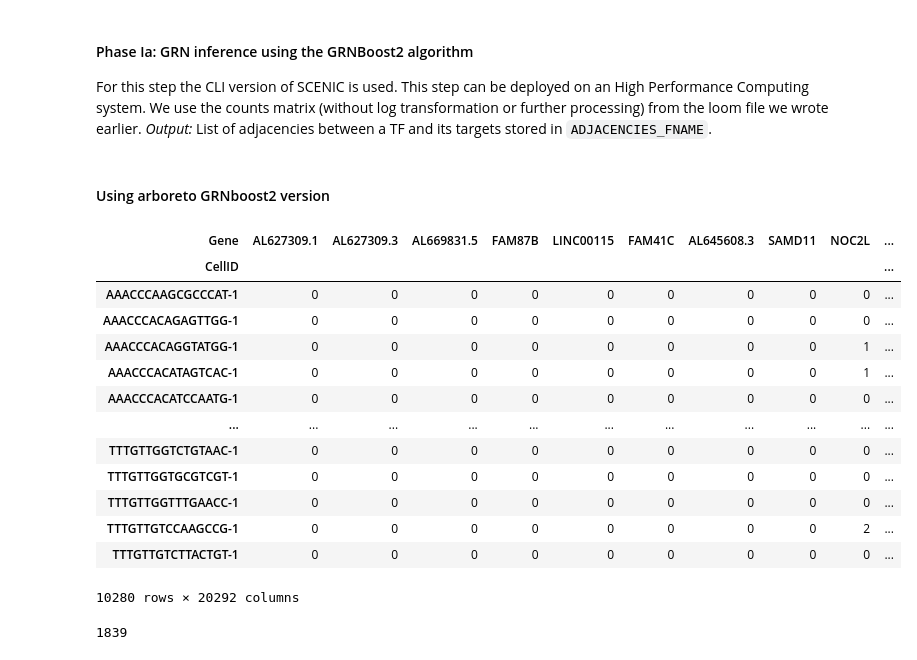
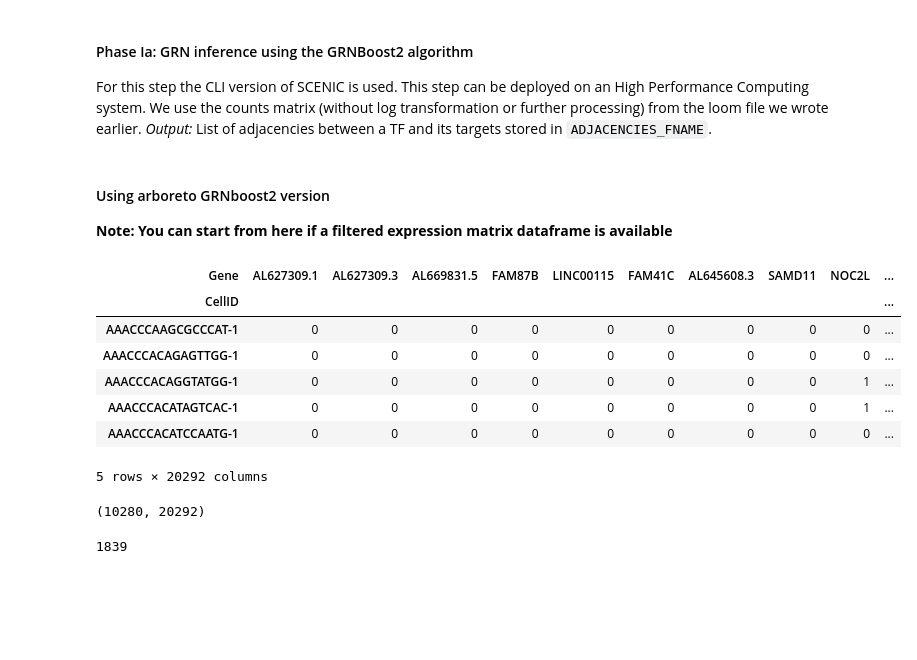
Before and after one commit to carlos-a-enriquez/dask_k8s, a Jupyter notebook: PBMC_project/PBMC10k_SCENIC_short-version.ipynb, the cells around one changed output. Drawn from its saved outputs; the diff is of its cells as text; code cells hidden in the pictures; blank space fills up the shorter version.

Commit message:
Running the full PBMC matrix

```diff
--- a/PBMC_project/PBMC10k_SCENIC_short-version.ipynb
+++ b/PBMC_project/PBMC10k_SCENIC_short-version.ipynb
@@ -574,8 +564,9 @@ _Output:_ List of adjacencies between a TF and its targets stored in `ADJACENCIE
 # %%
 ### CLI version
 !pyscenic grn {f_loom_path_scenic} {f_tfs} -o adj.csv --num_workers 20
-# %% [markdown]
-#### Using arboreto GRNboost2 version
+# %% [markdown]
+#### Using arboreto GRNboost2 version
+**Note: You can start from here if a filtered expression matrix dataframe is available**
 # %%
 from arboreto.utils import load_tf_names
 from arboreto.algo import grnboost2
@@ -584,22 +575,21 @@ from arboreto.algo import grnboost2
 ex_matrix_int = pd.read_pickle(ex_matrix_path_final)
 # %%
 #Checking matrix
-ex_matrix_int
+ex_matrix_int.head()
 # %% [output]
 | Gene | AL627309.1 | AL627309.3 | AL669831.5 | FAM87B | LINC00115 | FAM41C | AL645608.3 | SAMD11 | NOC2L | ... |
 | CellID |  |  |  |  |  |  |  |  |  | ... |
 | AAACCCAAGCGCCCAT-1 | 0 | 0 | 0 | 0 | 0 | 0 | 0 | 0 | 0 | ... |
 | AAACCCACAGAGTTGG-1 | 0 | 0 | 0 | 0 | 0 | 0 | 0 | 0 | 0 | ... |
 | AAACCCACAGGTATGG-1 | 0 | 0 | 0 | 0 | 0 | 0 | 0 | 0 | 1 | ... |
 | AAACCCACATAGTCAC-1 | 0 | 0 | 0 | 0 | 0 | 0 | 0 | 0 | 1 | ... |
 | AAACCCACATCCAATG-1 | 0 | 0 | 0 | 0 | 0 | 0 | 0 | 0 | 0 | ... |
-| ... | ... | ... | ... | ... | ... | ... | ... | ... | ... | ... |
-| TTTGTTGGTCTGTAAC-1 | 0 | 0 | 0 | 0 | 0 | 0 | 0 | 0 | 0 | ... |
-| TTTGTTGGTGCGTCGT-1 | 0 | 0 | 0 | 0 | 0 | 0 | 0 | 0 | 0 | ... |
-| TTTGTTGGTTTGAACC-1 | 0 | 0 | 0 | 0 | 0 | 0 | 0 | 0 | 0 | ... |
-| TTTGTTGTCCAAGCCG-1 | 0 | 0 | 0 | 0 | 0 | 0 | 0 | 0 | 2 | ... |
-| TTTGTTGTCTTACTGT-1 | 0 | 0 | 0 | 0 | 0 | 0 | 0 | 0 | 0 | ... |
-10280 rows × 20292 columns
+5 rows × 20292 columns
+# %%
+#Matrix shape
+ex_matrix_int.shape
+# %% [output]
+(10280, 20292)
 # %%
 # transcription factors list
 f_tfs = "/home/jovyan/work/dask_k8s/PBMC_project/work_dir/input/hs_hgnc_tfs.txt" # human
```
Also changed, not shown: parts of 7 cells of this notebook.
